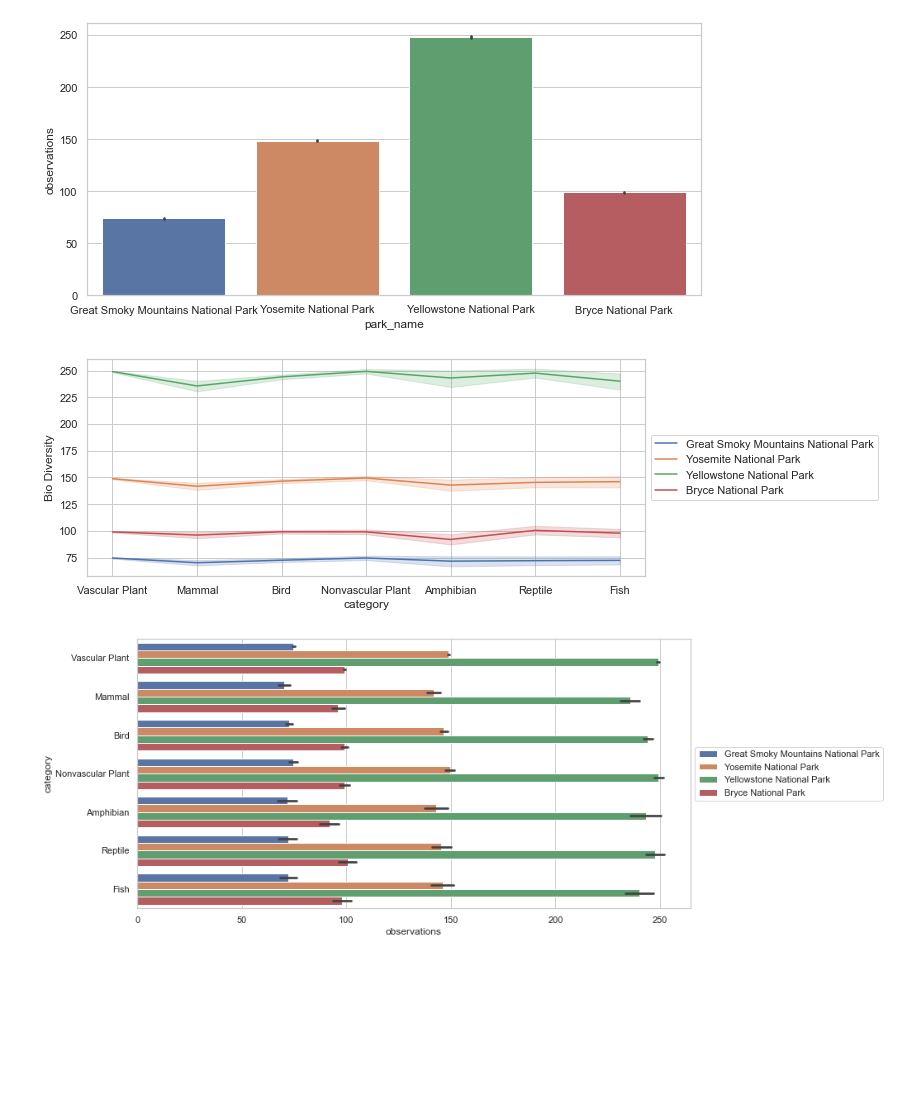
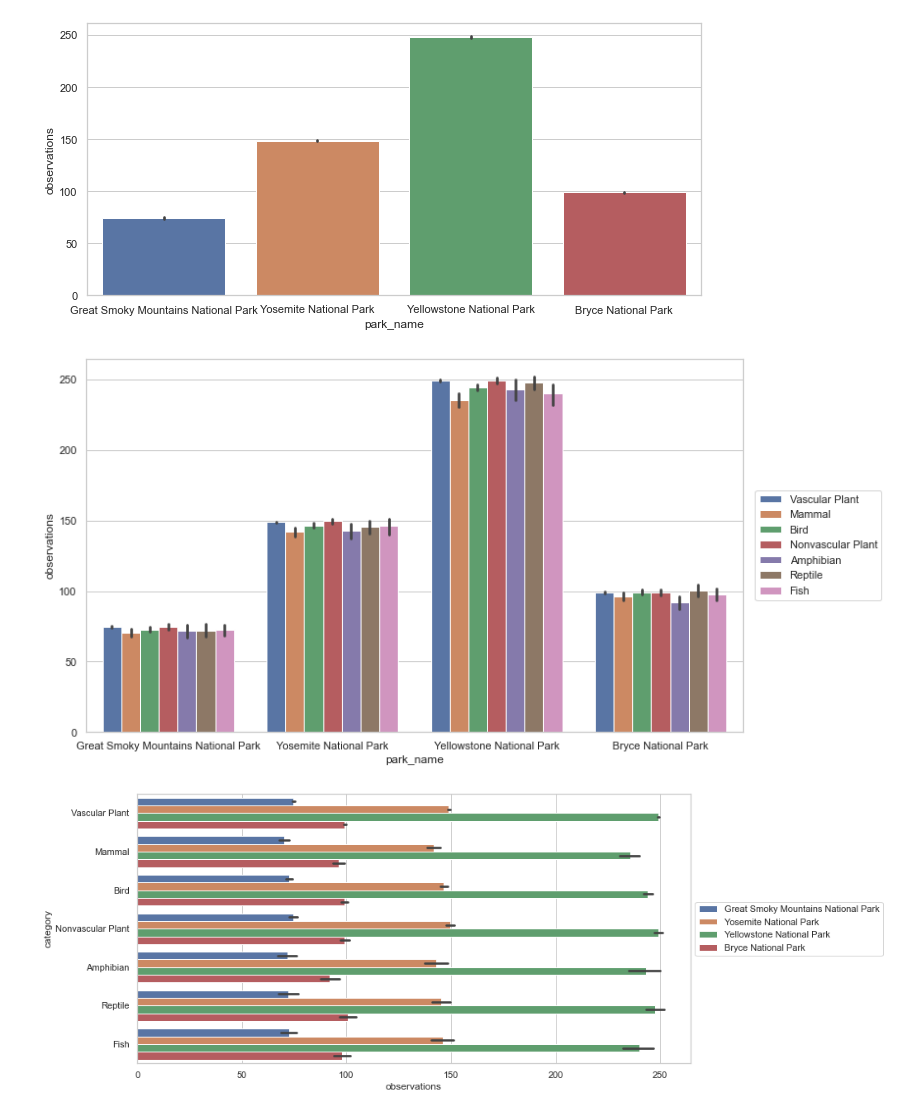
Before and after one commit to ClaudioLutz/Biodiversity, a Jupyter notebook: biodiversity.ipynb, the cells around one changed output. Drawn from its saved outputs; the diff is of its cells as text; code cells hidden in the pictures; blank space fills up the shorter version.

Commit message:
observations finished

```diff
--- a/biodiversity.ipynb
+++ b/biodiversity.ipynb
@@ -25,0 +9,3 @@ dfobservations.head()
+# %%
+dfspecies.fillna('No Intervention', inplace=True)
+dfspecies
@@ -54,12 +106,12 @@ plt.show()
 # %% [output]
 [figure]
 # %%
-plt.figure(figsize=(10,4))
-sns.lineplot(x=df.category, y=df.observations, hue=df.park_name)
-plt.legend(loc='center left', bbox_to_anchor=(1, 0.5), ncol=1)
-plt.ylabel("Bio Diversity");
+f, ax = plt.subplots( figsize=(12,7) )
+g = sns.barplot( data = df , x = 'park_name', y = 'observations' , hue = 'category' )
+g.legend(loc = 'center right', bbox_to_anchor = (1.22, 0.5))
+plt.show()
 # %% [output]
-[figure, old version]
+[figure, new version]
 # %%
 plt.figure(figsize=(12,6))
 sns.barplot(x=df.observations, y=df.category, hue=df.park_name).legend(loc='center left', bbox_to_anchor=(1, 0.5), ncol=1);
```
Also changed, not shown: parts of 22 cells of this notebook, 1 other file.
